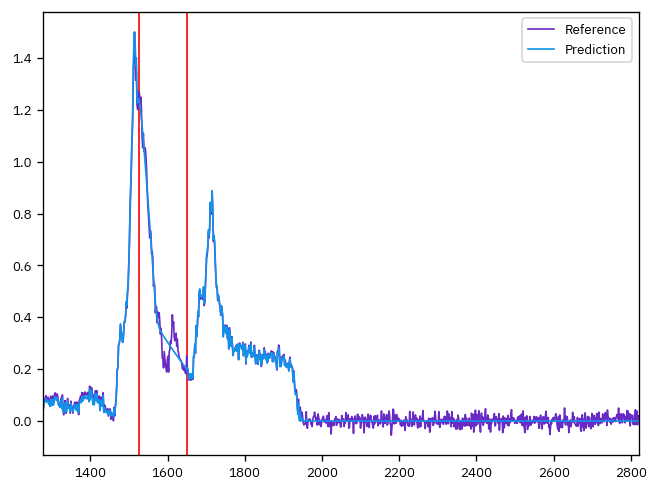
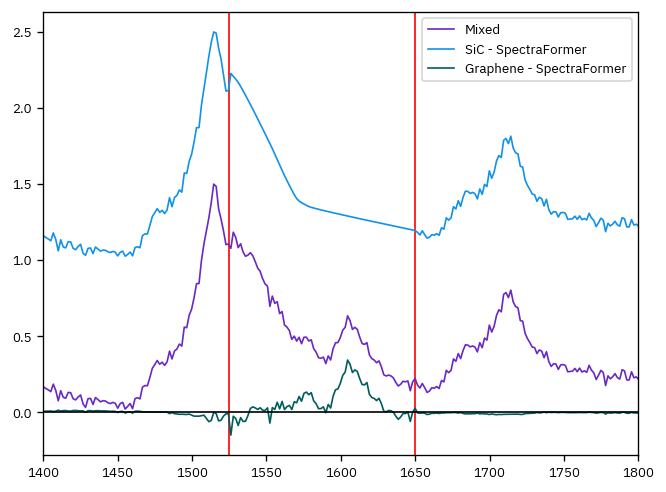
The change to this notebook cell's code, shown as a diff; its figure went from the first image to the second:
--- before
+++ after
@@ -1,5 +1,5 @@
 with torch.no_grad():
     model.eval()
-    batch = val_ds[0]
+    batch = test_ds[1]
     x = torch.stack([_normalize_shift(batch['raman_shift']), batch['masked_counts']], dim=-1)
     x = x.to(device)
@@ -8,5 +8,8 @@
     plt.axvline(configs.min_shift, color='r')
     plt.axvline(configs.max_shift, color='r')
-    plt.plot(batch['raman_shift'], batch['counts'], label='Reference')
-    plt.plot(batch['raman_shift'], pred, label='Prediction')
+    plt.plot(batch['raman_shift'], batch['counts'], label='Mixed')
+    plt.plot(batch['raman_shift'], pred +1, label='SiC - SpectraFormer')
+    plt.plot(batch['raman_shift'], batch['counts'] - pred, label='Graphene - SpectraFormer')
+    plt.xlim(1400, 1800)
+    plt.axhline(0, color='k')
     plt.legend()

Commit: Updated input baseline